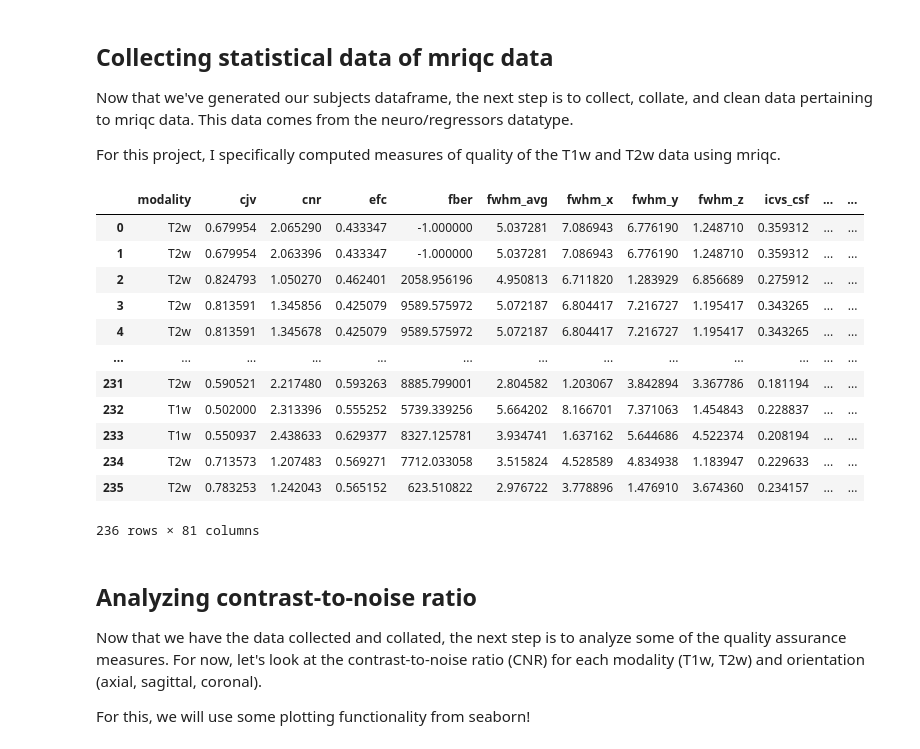
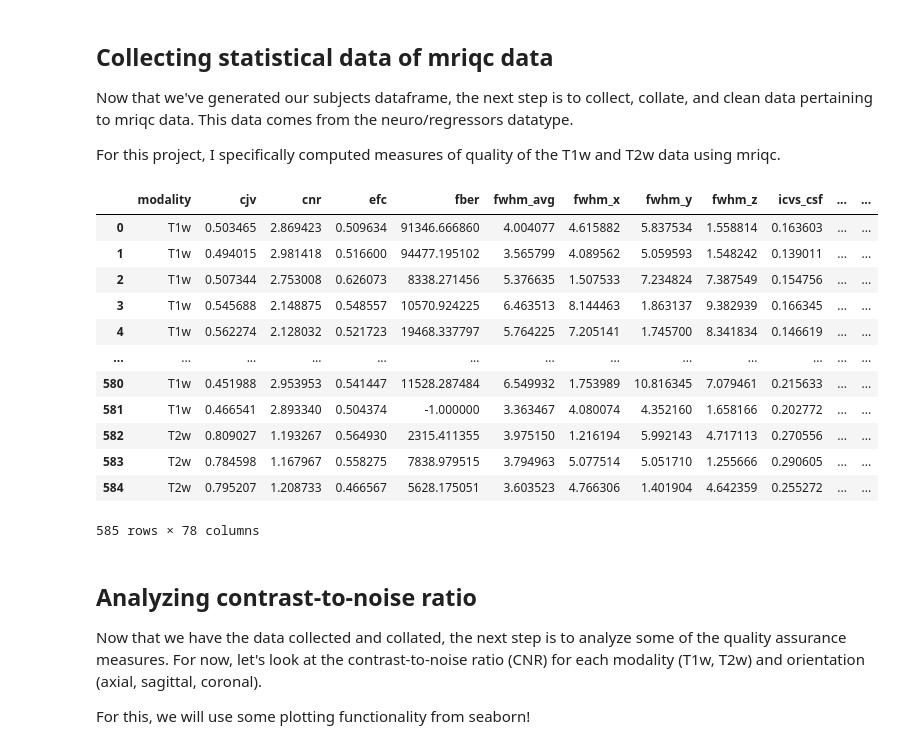
Before and after one commit to bacaron/nigerian_brain_analyses, a Jupyter notebook: nigerian_brain_analyses.ipynb, the cells around one changed output. Cells and saved outputs as stored; diff of their text form; code cells hidden in the pictures.

```diff
--- a/nigerian_brain_analyses.ipynb
+++ b/nigerian_brain_analyses.ipynb
@@ -75,7 +73,7 @@ else:
 print("grabbing demographic data complete")
 
 # rename columns
-subjects_data = subjects_data.rename(columns={'subject': 'subjectID','clinical-group': 'classID'})
+subjects_data = subjects_data.rename(columns={'subject': 'subjectID','ClincalGroup': 'classID'})
 
 # set subjectIDs as strings not int64
 subjects_data['subjectID'] = [ str(f) for f in subjects_data['subjectID'] ]
@@ -136,53 +130,56 @@ For this project, I specifically computed measures of quality of the T1w and T2w
 ### mriqc
 if os.path.isfile(data_dir+'/mriqc-results.csv'):
     mriqc_data = pd.read_csv(data_dir+'/mriqc-results.csv')
+    mriqc_data['subjectID'] = [ str(f).zfill(2) for f in mriqc_data['subjectID'] ]
+#     mriqc_data['ce'] = [ 'ce-gadolinium' if f == 'ce-gadlinium' else 'no-ce' if f == 'None' else f for f in mriqc_data['ce']]
 else:
     # compile data and output the appropriate tags and datatype tags that we can append to our dataframe
-    mriqc_data, mriqc_tags, mriqc_datatype_tags = blcollect.collect_data('neuro/regressors',['mriqc','!synthetic_mprage'],[],'regressors.tsv',data_dir+'/mriqc-results.csv',False)
+    mriqc_data, mriqc_tags, mriqc_datatype_tags = blcollect.collect_data('neuro/regressors',['mriqc'],[],'regressors.tsv',data_dir+'/mriqc-results.csv',False)
 
     # some simple cleanup
     mriqc_data = mriqc_data.drop(columns='modality')
     mriqc_data = mriqc_data.rename(columns={'bids_meta': 'modality'})
 
     # append tags and datatype tags, and create a new column for whether the data is contrast enhanced or not
     mriqc_data['tags'] = mriqc_tags
     mriqc_data['datatype_tags'] = mriqc_datatype_tags
     mriqc_data['ce'] = [ [ i for i in str(f).strip('][').split(', ') if 'ce' in i][0].strip("''") if 'ce' in str(f) else 'None' for f in mriqc_data['tags'] ]
-    mriqc_data['ce'] = [ 'ce-gadolinium' if f == 'ce-gadlinium' else f for f in mriqc_data['ce']]
+    mriqc_data['ce'] = [ 'ce-gadolinium' if f == 'ce-gadlinium' else 'no-ce' if f == None else f for f in mriqc_data['ce']]
+    mriqc_data['ce'] = [ 'ce-gadolinium' if f == 'ce-gadlinium' else 'no-ce' if f == 'None' else f for f in mriqc_data['ce']]
     mriqc_data['acq_orientation'] = [ [ i for i in str(f).strip('][').split(', ') if 'acq' in i][0].strip("''") if 'acq' in str(f) else 'None' for f in mriqc_data['tags'] ]
-    mriqc_data['run'] = [ [ i for i in str(f).strip('][').split(', ') if 'run' in i][0].strip("''") if 'run' in str(f) else 'None' for f in mriqc_data['tags'] ]
+    mriqc_data['run'] = [ 'no-run' if f == str(1) else f for f in mriqc_data['sessionID'] ]
 
     # sort dataframe by subjectID
     mriqc_data = mriqc_data.sort_values(by='subjectID')
 
     # reset the index
     mriqc_data = mriqc_data.reset_index(drop=True)
 
     # drop duplicates
     mriqc_data.drop_duplicates(subset={'subjectID','modality','run','ce','acq_orientation'})
 
     # merge subjects_data
     mriqc_data = pd.merge(mriqc_data,subjects_data,on='subjectID')
 
     # output to a csv
     mriqc_data.to_csv(data_dir+'/mriqc-results.csv',index=False)
 
 # view dataframe
 mriqc_data
 # %% [output]
 |  | modality | cjv | cnr | efc | fber | fwhm_avg | fwhm_x | fwhm_y | fwhm_z | icvs_csf | ... | ... |
-| 0 | T2w | 0.679954 | 2.065290 | 0.433347 | -1.000000 | 5.037281 | 7.086943 | 6.776190 | 1.248710 | 0.359312 | ... | ... |
-| 1 | T2w | 0.679954 | 2.063396 | 0.433347 | -1.000000 | 5.037281 | 7.086943 | 6.776190 | 1.248710 | 0.359312 | ... | ... |
-| 2 | T2w | 0.824793 | 1.050270 | 0.462401 | 2058.956196 | 4.950813 | 6.711820 | 1.283929 | 6.856689 | 0.275912 | ... | ... |
-| 3 | T2w | 0.813591 | 1.345856 | 0.425079 | 9589.575972 | 5.072187 | 6.804417 | 7.216727 | 1.195417 | 0.343265 | ... | ... |
-| 4 | T2w | 0.813591 | 1.345678 | 0.425079 | 9589.575972 | 5.072187 | 6.804417 | 7.216727 | 1.195417 | 0.343265 | ... | ... |
+| 0 | T1w | 0.503465 | 2.869423 | 0.509634 | 91346.666860 | 4.004077 | 4.615882 | 5.837534 | 1.558814 | 0.163603 | ... | ... |
+| 1 | T1w | 0.494015 | 2.981418 | 0.516600 | 94477.195102 | 3.565799 | 4.089562 | 5.059593 | 1.548242 | 0.139011 | ... | ... |
+| 2 | T1w | 0.507344 | 2.753008 | 0.626073 | 8338.271456 | 5.376635 | 1.507533 | 7.234824 | 7.387549 | 0.154756 | ... | ... |
+| 3 | T1w | 0.545688 | 2.148875 | 0.548557 | 10570.924225 | 6.463513 | 8.144463 | 1.863137 | 9.382939 | 0.166345 | ... | ... |
+| 4 | T1w | 0.562274 | 2.128032 | 0.521723 | 19468.337797 | 5.764225 | 7.205141 | 1.745700 | 8.341834 | 0.146619 | ... | ... |
 | ... | ... | ... | ... | ... | ... | ... | ... | ... | ... | ... | ... | ... |
-| 231 | T2w | 0.590521 | 2.217480 | 0.593263 | 8885.799001 | 2.804582 | 1.203067 | 3.842894 | 3.367786 | 0.181194 | ... | ... |
-| 232 | T1w | 0.502000 | 2.313396 | 0.555252 | 5739.339256 | 5.664202 | 8.166701 | 7.371063 | 1.454843 | 0.228837 | ... | ... |
-| 233 | T1w | 0.550937 | 2.438633 | 0.629377 | 8327.125781 | 3.934741 | 1.637162 | 5.644686 | 4.522374 | 0.208194 | ... | ... |
-| 234 | T2w | 0.713573 | 1.207483 | 0.569271 | 7712.033058 | 3.515824 | 4.528589 | 4.834938 | 1.183947 | 0.229633 | ... | ... |
-| 235 | T2w | 0.783253 | 1.242043 | 0.565152 | 623.510822 | 2.976722 | 3.778896 | 1.476910 | 3.674360 | 0.234157 | ... | ... |
+| 580 | T1w | 0.451988 | 2.953953 | 0.541447 | 11528.287484 | 6.549932 | 1.753989 | 10.816345 | 7.079461 | 0.215633 | ... | ... |
+| 581 | T1w | 0.466541 | 2.893340 | 0.504374 | -1.000000 | 3.363467 | 4.080074 | 4.352160 | 1.658166 | 0.202772 | ... | ... |
+| 582 | T2w | 0.809027 | 1.193267 | 0.564930 | 2315.411355 | 3.975150 | 1.216194 | 5.992143 | 4.717113 | 0.270556 | ... | ... |
+| 583 | T2w | 0.784598 | 1.167967 | 0.558275 | 7838.979515 | 3.794963 | 5.077514 | 5.051710 | 1.255666 | 0.290605 | ... | ... |
+| 584 | T2w | 0.795207 | 1.208733 | 0.466567 | 5628.175051 | 3.603523 | 4.766306 | 1.401904 | 4.642359 | 0.255272 | ... | ... |
-236 rows × 81 columns
+585 rows × 78 columns
 # %% [markdown]
 ## Analyzing contrast-to-noise ratio
 Now that we have the data collected and collated, the next step is to analyze some of the quality assurance measures. For now, let's look at the contrast-to-noise ratio (CNR) for each modality (T1w, T2w) and orientation (axial, sagittal, coronal).
```
Also changed, not shown: parts of 3 cells of this notebook.
